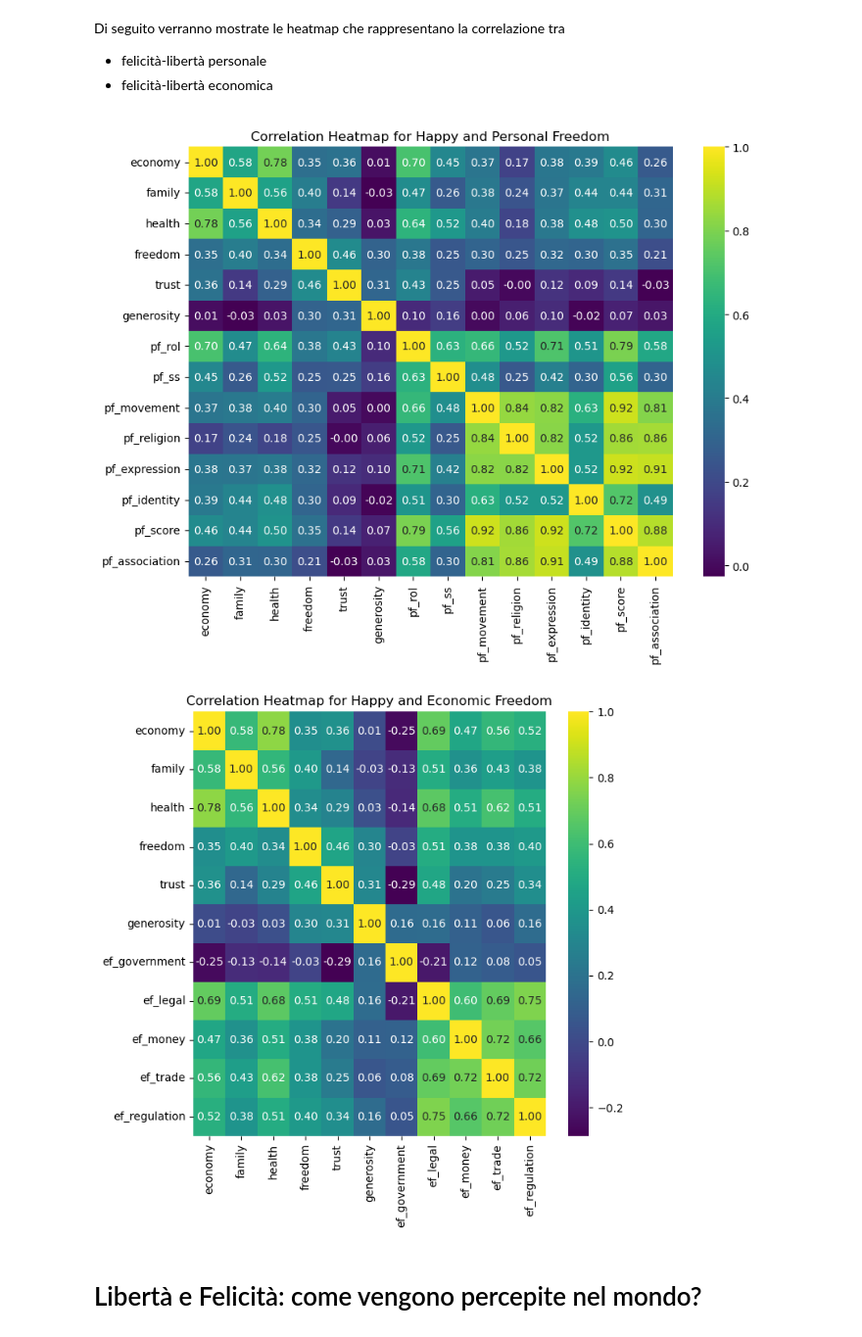
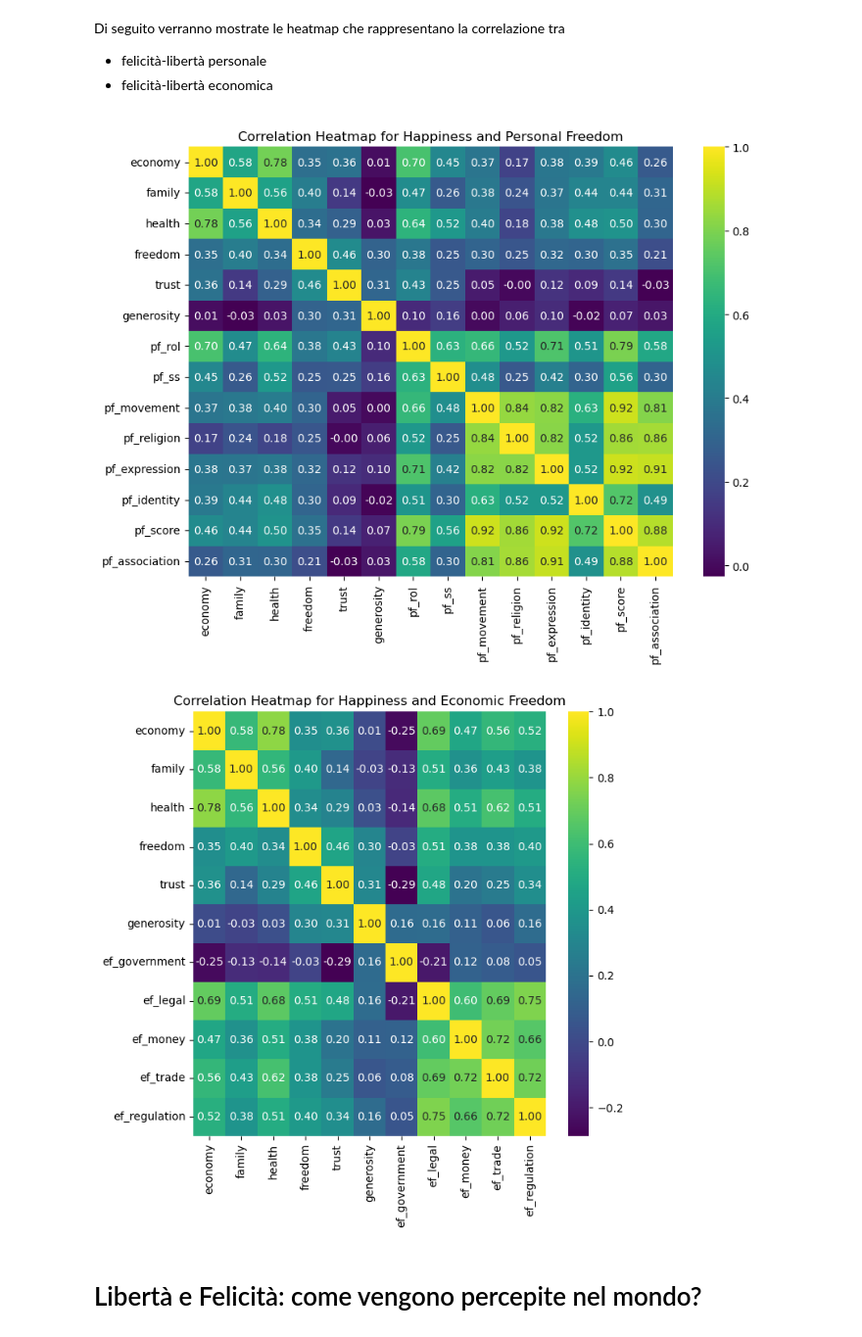
Before and after one commit to lalessia/Happiness-VS-Freedom, a Jupyter notebook: AlessiaProfetaDataVis.ipynb, the cells around one changed output. Shown at 98% size. Drawn from its saved outputs; the diff is of its cells as text; code cells hidden in the pictures.

```diff
--- a/AlessiaProfetaDataVis.ipynb
+++ b/AlessiaProfetaDataVis.ipynb
@@ -618,24 +702,24 @@ corr_matrix = heatmap_columns.corr()
 # %%
 # Grafico della heatmap per happy_pfreedom
 plt.figure(figsize=(9, 7))
 sns.heatmap(corr_happy_pfreedom, cmap='viridis', annot=True, fmt=".2f")
-plt.title('Correlation Heatmap for Happy and Personal Freedom')
+plt.title('Correlation Heatmap for Happiness and Personal Freedom')
 #plt.xlabel('Features')
 #plt.ylabel('Features')
 plt.tight_layout()
 plt.show()
 
 # Grafico della heatmap per happy_efreedom
 plt.figure(figsize=(7, 7))
 sns.heatmap(corr_happy_efreedom, cmap='viridis', annot=True, fmt=".2f")
-plt.title('Correlation Heatmap for Happy and Economic Freedom')
+plt.title('Correlation Heatmap for Happiness and Economic Freedom')
 #plt.xlabel('Features')
 #plt.ylabel('Features')
 plt.tight_layout()
 plt.show()
 # %% [output]
-[figure, old version]
+[figure, new version]
-[figure, old version]
+[figure, new version]
 # %% [markdown]
 <h1>Libertà e Felicità: come vengono percepite nel mondo?</h1>
 # %% [markdown]
```
Also changed, not shown: parts of 55 cells of this notebook, 13 other files.
